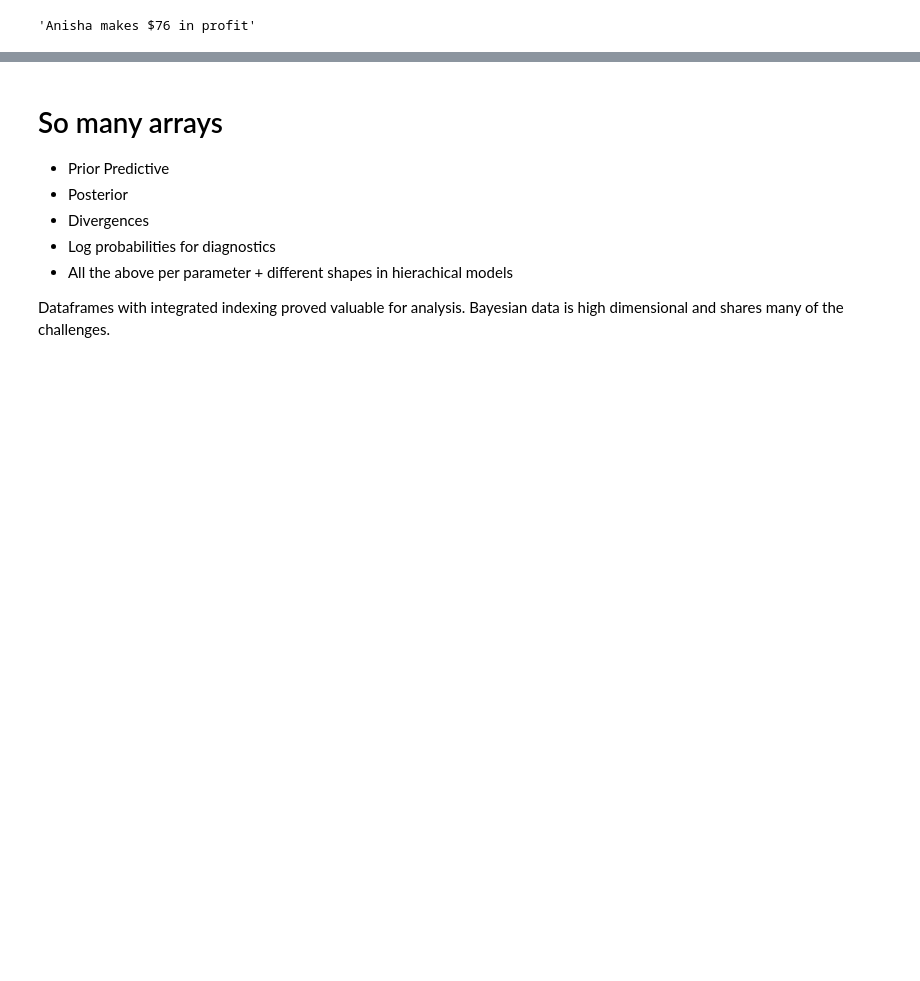
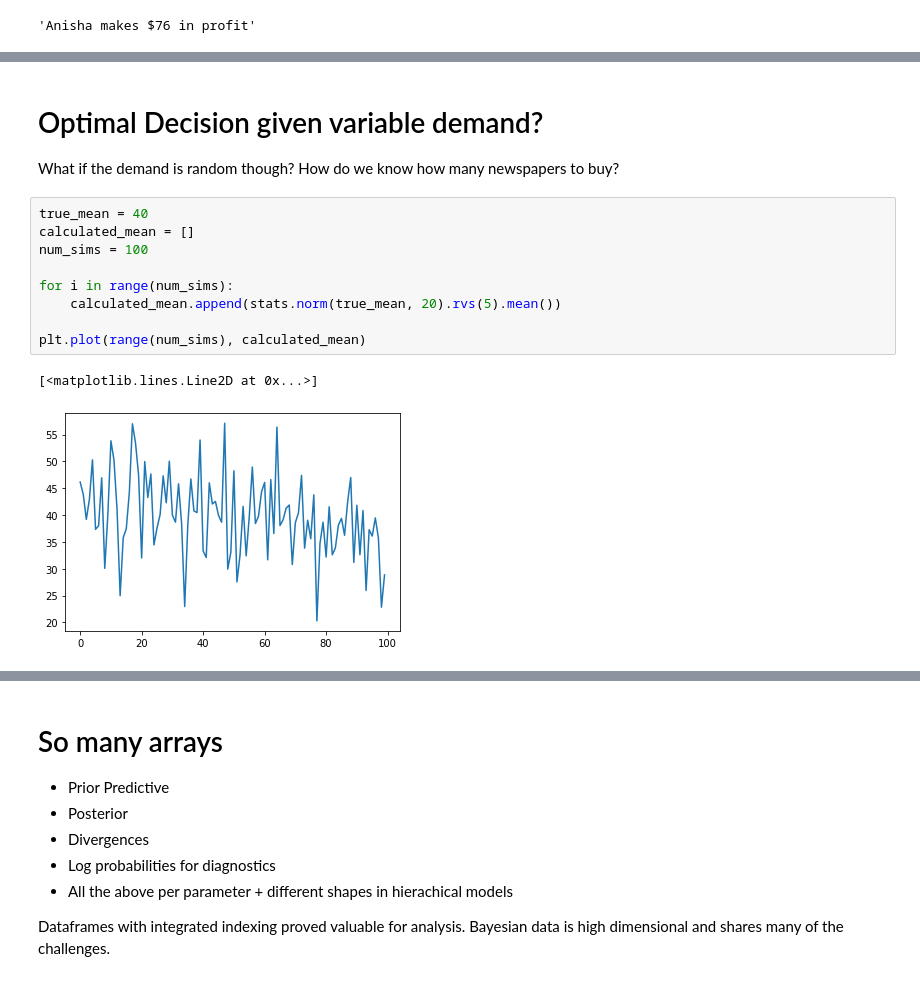
Before and after one commit to canyon289/PyDataGlobal_2020, a Jupyter notebook: InferenceData_Stancon2020_en.ipynb, the cells around one changed output, grey strips where cells are left out. Cells and saved outputs as stored; diff of their text form; blank space fills up the shorter version.

```diff
--- a/InferenceData_Stancon2020_en.ipynb
+++ b/InferenceData_Stancon2020_en.ipynb
@@ -180,3 +215,19 @@ ax.axvline(40, linestyle='--', c="gray")
+# %% [markdown]
+# Optimal Decision given variable demand?
+
+What if the demand is random though? How do we know how many newspapers to buy?
+# %%
+true_mean = 40
+calculated_mean = []
+num_sims = 100
+
+for i in range(num_sims):
+    calculated_mean.append(stats.norm(true_mean, 20).rvs(5).mean())
+
+plt.plot(range(num_sims), calculated_mean)
+# %% [output]
+[<matplotlib.lines.Line2D at 0x...>]
+[figure, added]
 # %% [markdown]
 # Bayesian Workflow
 There are many steps and PPLs only help out with some of them. ArviZ aims to help with the others.
```
Also changed, not shown: parts of 11 cells of this notebook.
